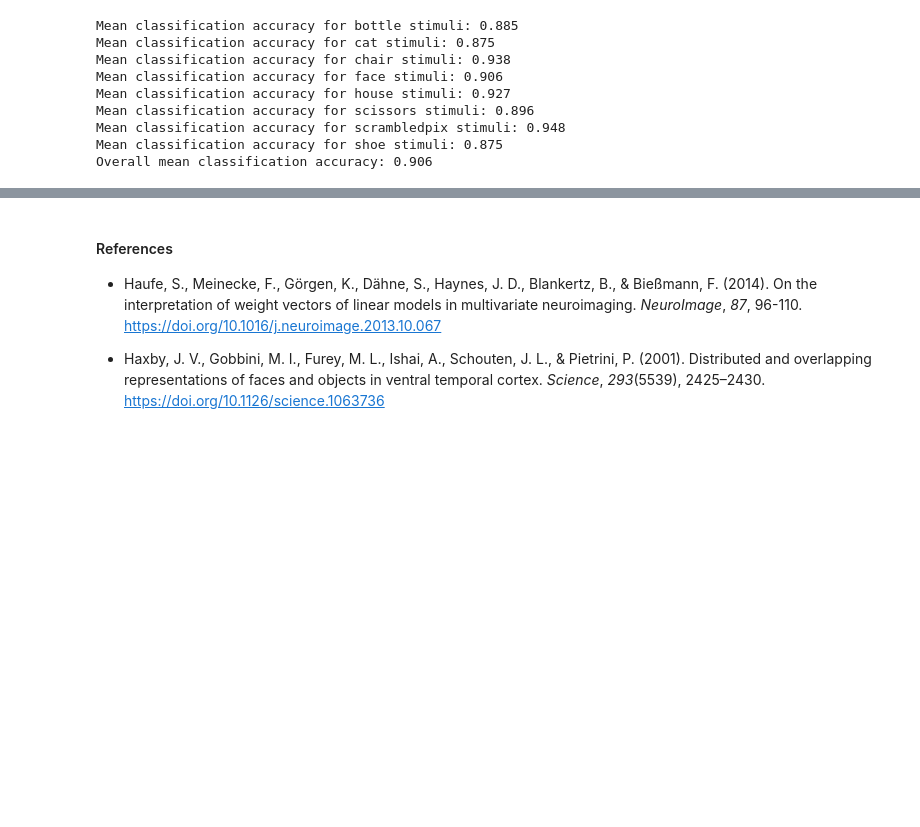
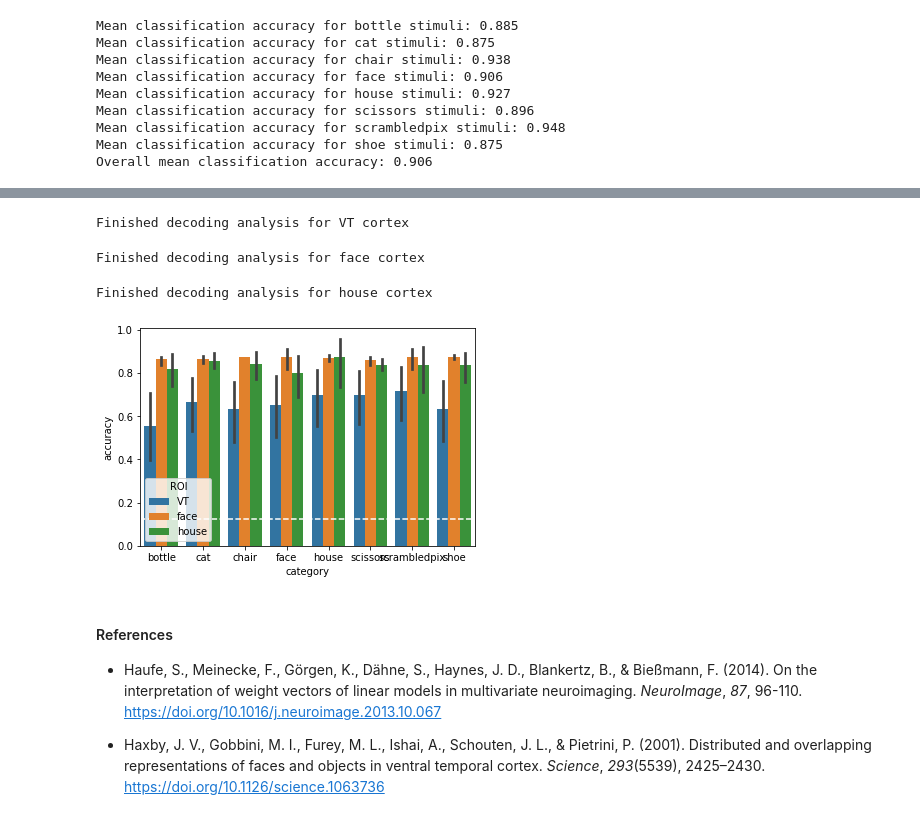
Before and after one commit to yunchang-z/neu502b-lab, a Jupyter notebook: fmri-08/fmri-08-mvpa.ipynb, the cells around one changed output, grey strips where cells are left out. Saved outputs shown, nothing was run; the diff lists cells and outputs as text; code cells hidden in the pictures; blank space fills up the shorter version.

Commit message:
Add final plot

```diff
--- a/fmri-08/fmri-08-mvpa.ipynb
+++ b/fmri-08/fmri-08-mvpa.ipynb
@@ -363,3 +366,36 @@ Overall mean classification accuracy: 0.906
+# %%
+# Loop through each ROI and run decoding model
+roi_masks = {'VT':'mask_vt', 'face':'mask_face', 'house':'mask_house'}
+
+roi_accuracies = {}
+for roi in roi_masks:
+    mask_file = haxby_dataset[roi_masks[roi]][0]
+    decoder = Decoder(estimator='svc', cv=cv,
+                      mask=mask_file, scoring='accuracy')
+    decoder.fit(func_task, stimuli_task, groups=runs_task)
+    roi_accuracies[roi] = decoder.cv_scores_
+    print(f"Finished decoding analysis for {roi} cortex")
+# %% [output]
+Finished decoding analysis for VT cortex
+Finished decoding analysis for face cortex
+Finished decoding analysis for house cortex
+# %%
+# Plot accuracies for all three ROIs
+import seaborn as sns
+
+roi_long = {'ROI': [], 'category': [], 'accuracy': []}
+for roi in roi_accuracies:
+    for category in roi_accuracies[roi]:
+        for acc in roi_accuracies[roi][category]:
+            roi_long['ROI'].append(roi)
+            roi_long['category'].append(category)
+            roi_long['accuracy'].append(acc)
+roi_long = pd.DataFrame(roi_long)
+
+sns.barplot(data=roi_long, x='category', y='accuracy', hue='ROI')
+plt.axhline(.125, linestyle='--', color='white');
+# %% [output]
+[figure, added]
 # %% [markdown]
 #### References
 * Haufe, S., Meinecke, F., Görgen, K., Dähne, S., Haynes, J. D., Blankertz, B., & Bießmann, F. (2014). On the interpretation of weight vectors of linear models in multivariate neuroimaging. *NeuroImage*, *87*, 96-110. https://doi.org/10.1016/j.neuroimage.2013.10.067
```
Also changed, not shown: parts of 1 cell of this notebook.
